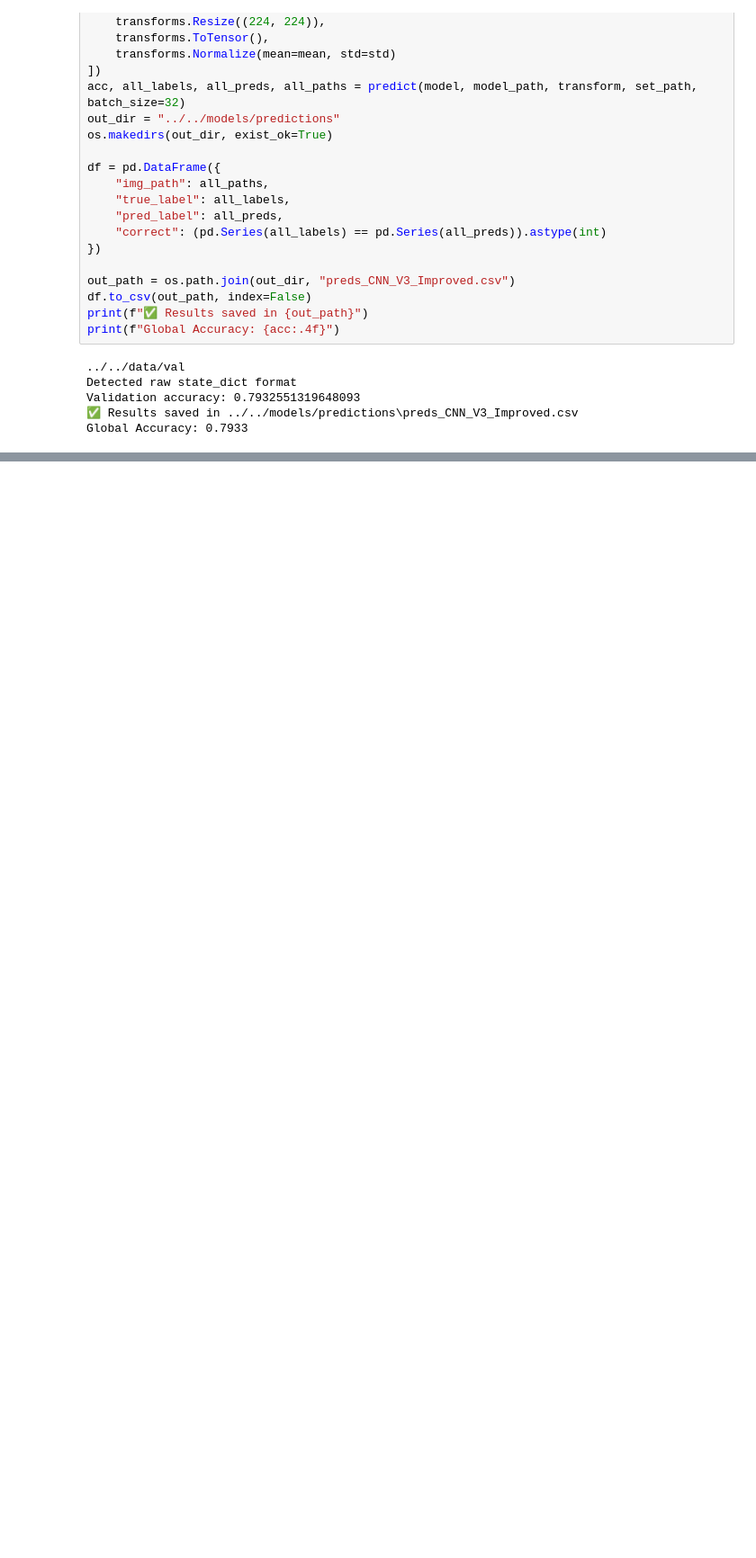
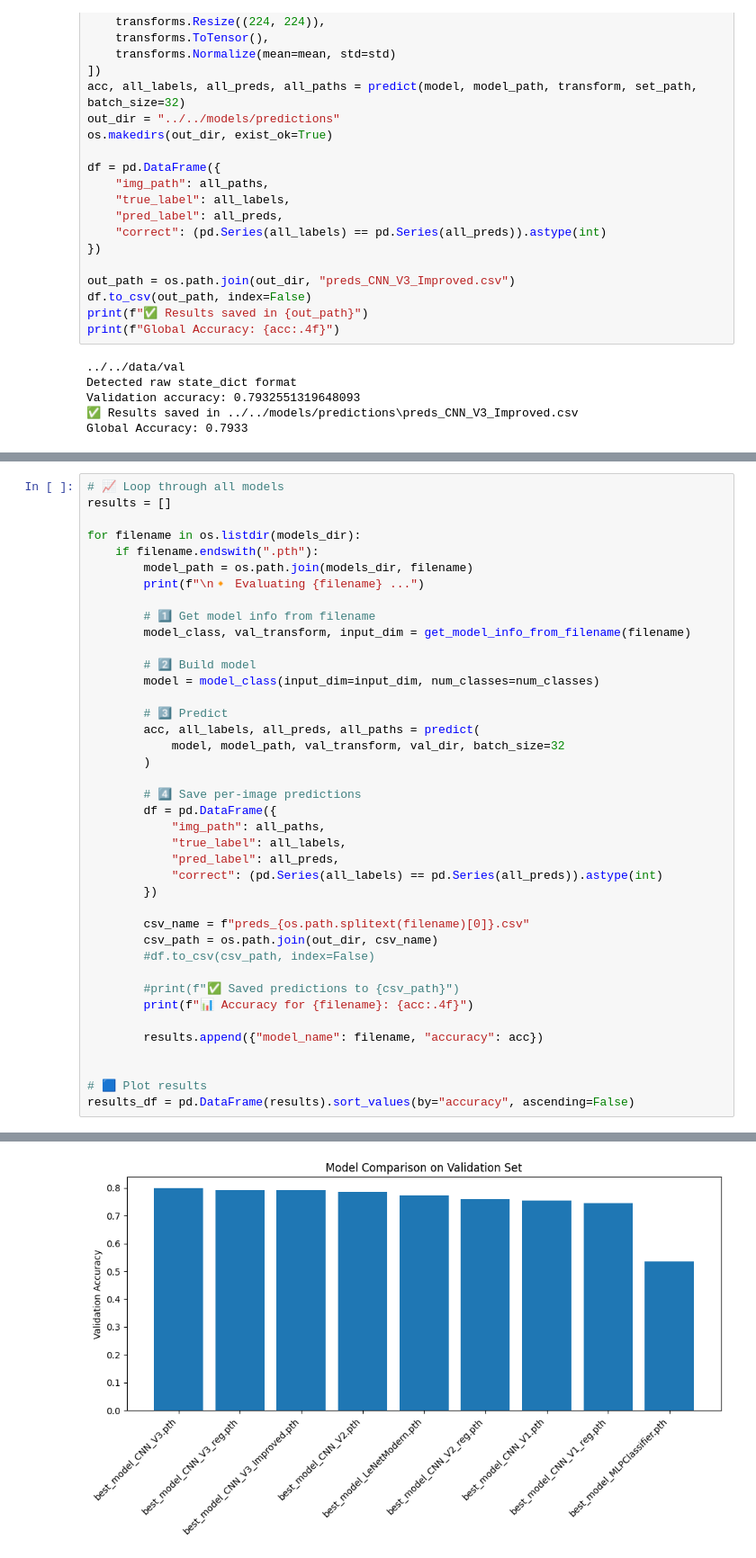
Before and after one commit to joaquinorradre/Weather-Clasification, a Jupyter notebook: notebooks/experiments/predictions.ipynb, the cells around one changed output, grey strips where cells are left out. Shown at 90% size. Cells and saved outputs as stored; diff of their text form; blank space fills up the shorter version.

Commit message:
fixed mlp and included all model comparison

```diff
--- a/notebooks/experiments/predictions.ipynb
+++ b/notebooks/experiments/predictions.ipynb
@@ -309,0 +417,41 @@ Global Accuracy: 0.7933
+# %%
+# 📈 Loop through all models
+results = []
+
+for filename in os.listdir(models_dir):
+    if filename.endswith(".pth"):
+        model_path = os.path.join(models_dir, filename)
+        print(f"\n🔸 Evaluating {filename} ...")
+
+        # 1️⃣ Get model info from filename
+        model_class, val_transform, input_dim = get_model_info_from_filename(filename)
+
+        # 2️⃣ Build model
+        model = model_class(input_dim=input_dim, num_classes=num_classes)
+
+        # 3️⃣ Predict
+        acc, all_labels, all_preds, all_paths = predict(
+            model, model_path, val_transform, val_dir, batch_size=32
+        )
+
+        # 4️⃣ Save per-image predictions
+        df = pd.DataFrame({
+            "img_path": all_paths,
+            "true_label": all_labels,
+            "pred_label": all_preds,
+            "correct": (pd.Series(all_labels) == pd.Series(all_preds)).astype(int)
+        })
+
+        csv_name = f"preds_{os.path.splitext(filename)[0]}.csv"
+        csv_path = os.path.join(out_dir, csv_name)
+        #df.to_csv(csv_path, index=False)
+
+        #print(f"✅ Saved predictions to {csv_path}")
+        print(f"📊 Accuracy for {filename}: {acc:.4f}")
+
+        results.append({"model_name": filename, "accuracy": acc})
+
+
+# 🟦 Plot results
+results_df = pd.DataFrame(results).sort_values(by="accuracy", ascending=False)
+# %% [output]
@@ -309,0 +475 @@ Global Accuracy: 0.7933
+[figure, added]
```
Also changed, not shown: parts of 5 cells of this notebook, 39 other files.
